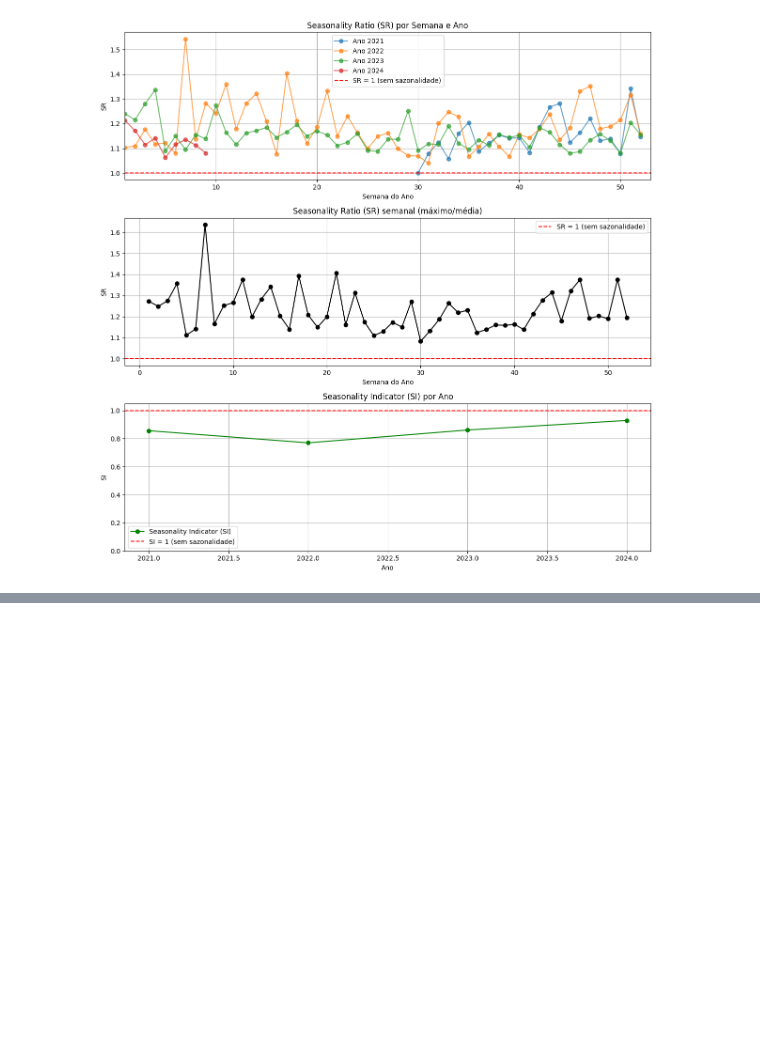
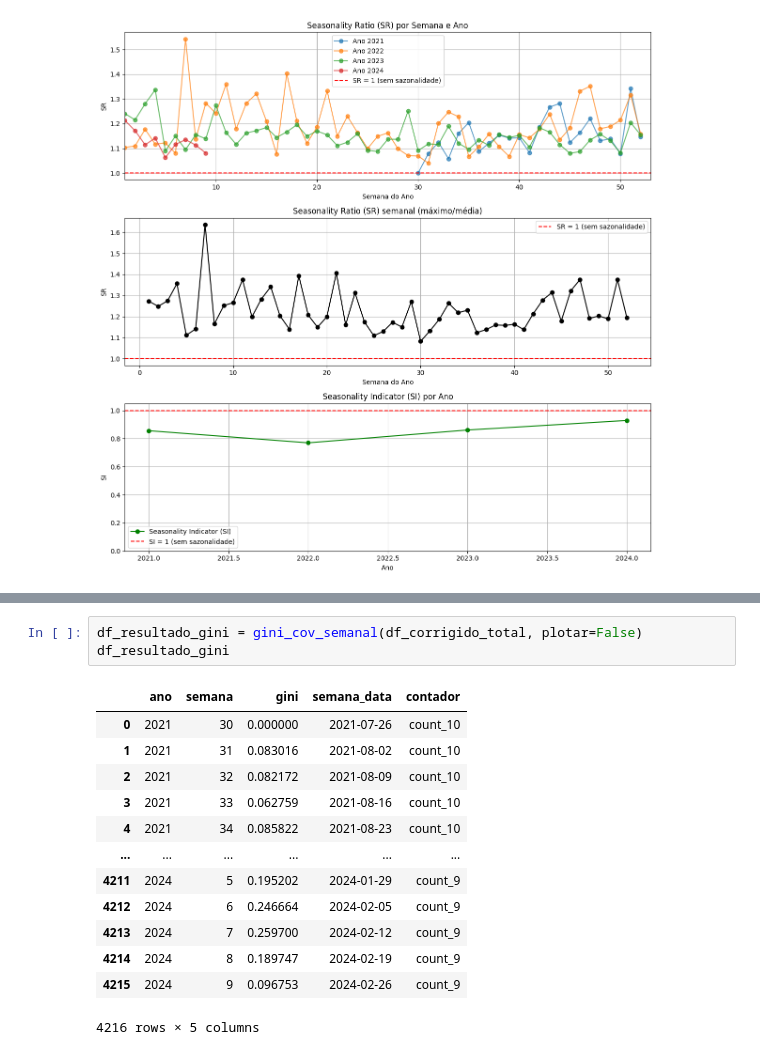
Before and after one commit to joanacarvalheiro/Seasonality, a Jupyter notebook: construcao_modelos/MSTL_Contadores.ipynb, the cells around one changed output, grey strips where cells are left out. Saved outputs shown, nothing was run; the diff lists cells and outputs as text; blank space fills up the shorter version.

```diff
--- a/construcao_modelos/MSTL_Contadores.ipynb
+++ b/construcao_modelos/MSTL_Contadores.ipynb
@@ -644,0 +694,17 @@ df_sr_ano_semana, df_sr_semana, df_si = calcular_sr_si(df_sem_tendencia, coluna=
+# %%
+df_resultado_gini = gini_cov_semanal(df_corrigido_total, plotar=False)
+df_resultado_gini
+# %% [output]
+|  | ano | semana | gini | semana_data | contador |
+| 0 | 2021 | 30 | 0.000000 | 2021-07-26 | count_10 |
+| 1 | 2021 | 31 | 0.083016 | 2021-08-02 | count_10 |
+| 2 | 2021 | 32 | 0.082172 | 2021-08-09 | count_10 |
+| 3 | 2021 | 33 | 0.062759 | 2021-08-16 | count_10 |
+| 4 | 2021 | 34 | 0.085822 | 2021-08-23 | count_10 |
+| ... | ... | ... | ... | ... | ... |
+| 4211 | 2024 | 5 | 0.195202 | 2024-01-29 | count_9 |
+| 4212 | 2024 | 6 | 0.246664 | 2024-02-05 | count_9 |
+| 4213 | 2024 | 7 | 0.259700 | 2024-02-12 | count_9 |
+| 4214 | 2024 | 8 | 0.189747 | 2024-02-19 | count_9 |
+| 4215 | 2024 | 9 | 0.096753 | 2024-02-26 | count_9 |
+4216 rows × 5 columns
```
Also changed, not shown: parts of 7 cells of this notebook, 1 other file.
